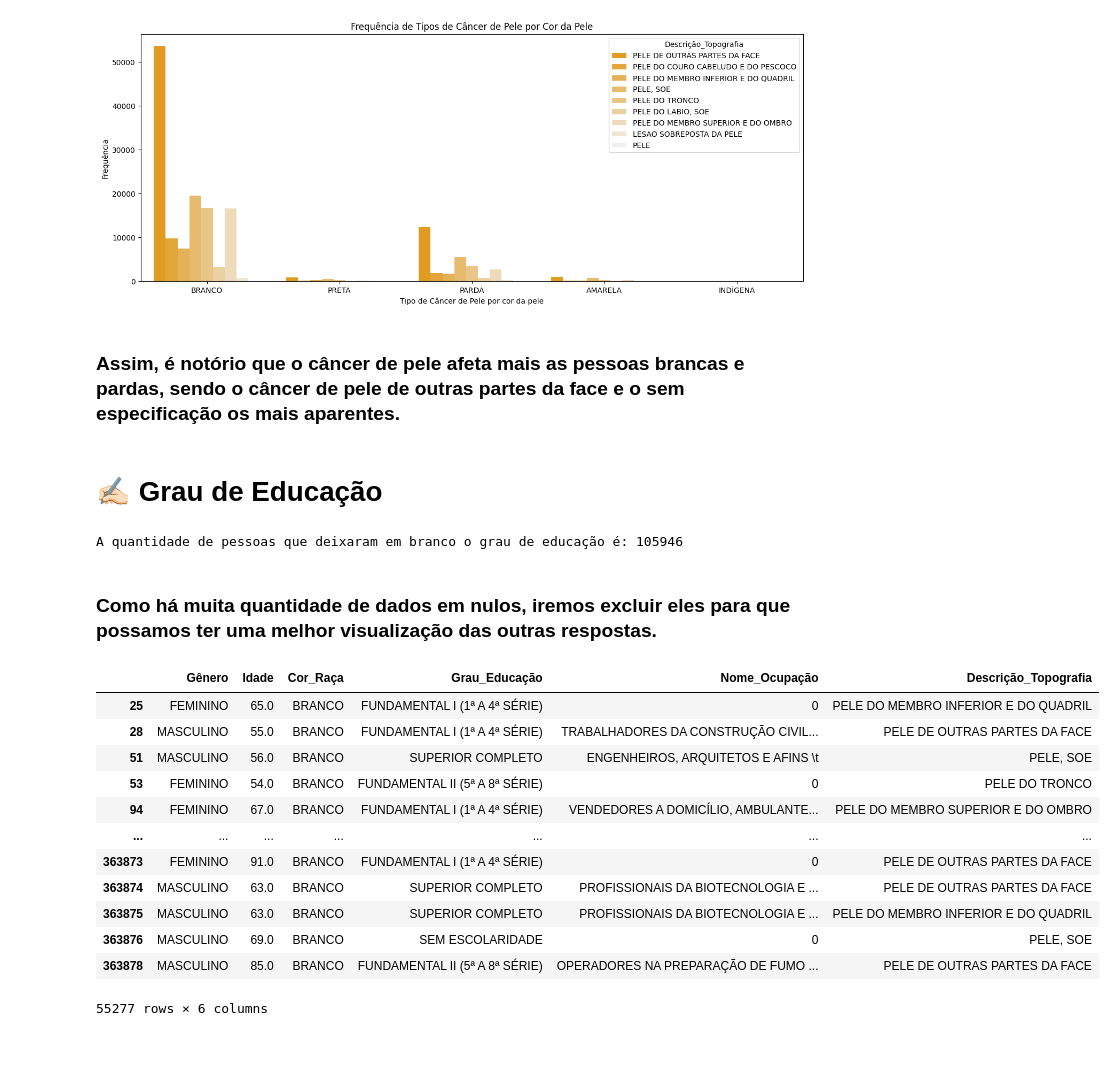
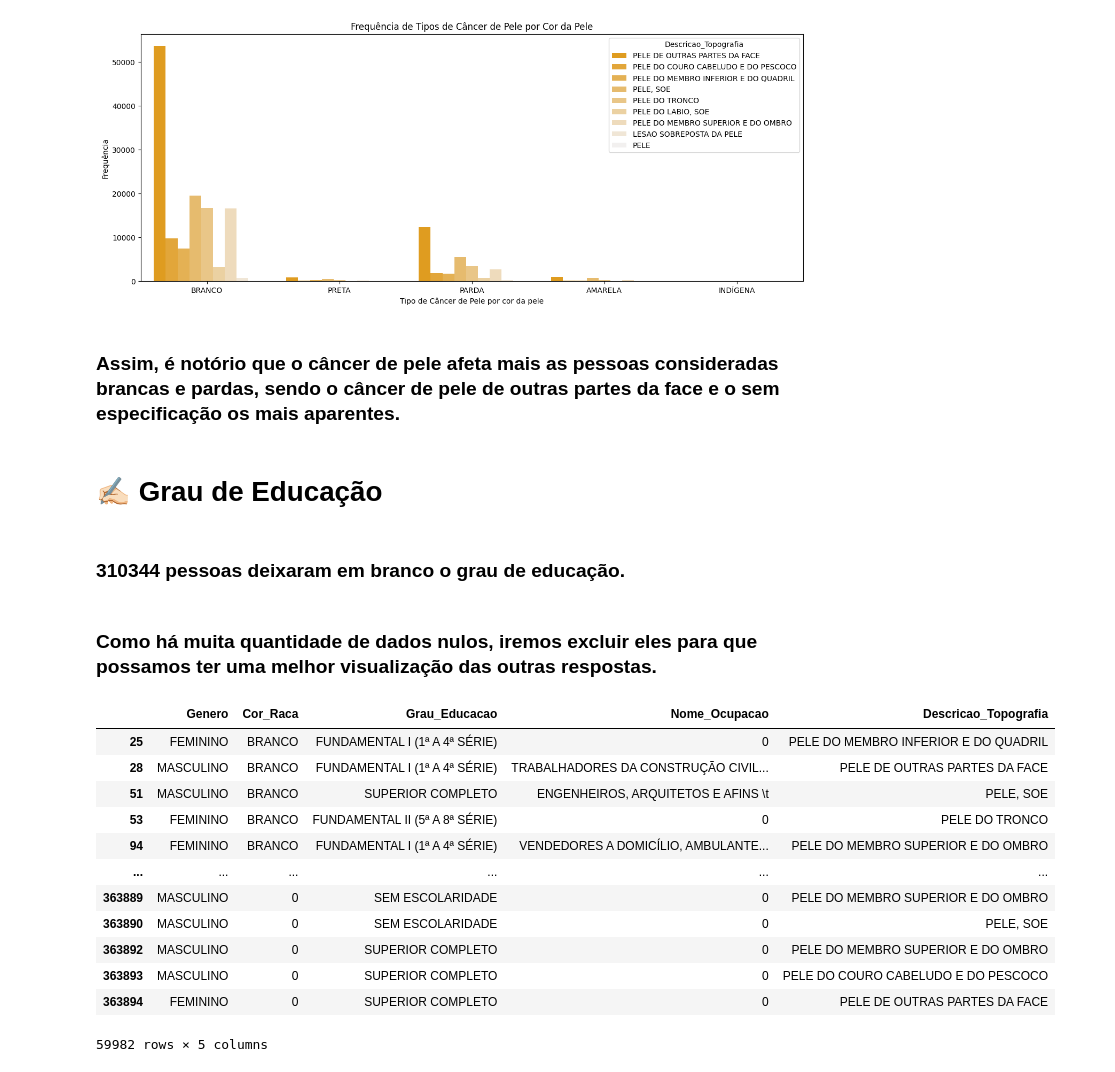
Before and after one commit to Gabyzera/ufpb_dv_cancer_de_pele, a Jupyter notebook: ufpb_ECVD2/src.ipynb, the cells around one changed output. Saved outputs shown, nothing was run; the diff lists cells and outputs as text; code cells hidden in the pictures.

```diff
--- a/ufpb_ECVD2/src.ipynb
+++ b/ufpb_ECVD2/src.ipynb
@@ -1,15 +25,8 @@
 # %% [markdown]
 # 🧼 Limpeza dos dados
 # %%
-import pandas as pd
-import matplotlib.pyplot as plt
-import seaborn as sns
-
-cancer_df = pd.read_csv('cancer_data_eng.csv', encoding='ISO-8859-1')
-
 #Filtrar colunas que irei utilizar
-cancer_df = cancer_df[['Gender', 'Age', 'Raca.Color', 'Degree.of.Education', 'Name.Occupation', 'Description.of.Topography']]
-cancer_df.columns = ['Gênero', 'Idade', 'Cor_Raça', 'Grau_Educação', 'Nome_Ocupação', 'Descrição_Topografia']
-
+cancer_df = cancer_df[['Gender', 'Raca.Color', 'Degree.of.Education', 'Name.Occupation', 'Description.of.Topography']]
+cancer_df.columns = ['Genero', 'Cor_Raca', 'Grau_Educacao', 'Nome_Ocupacao', 'Descricao_Topografia']
 cancer_df
 # %% [output]
@@ -29,5 +46,5 @@ cancer_df
 # %%
 #Filtrando a coluna de tipos de cancer para somente os cancers de pele
-cancer_df = cancer_df[cancer_df['Descrição_Topografia'].str.contains('pele', case=False)].reset_index(drop=True)
+cancer_df = cancer_df[cancer_df['Descricao_Topografia'].str.contains('pele', case=False)].reset_index(drop=True)
 cancer_df
 # %% [output]
@@ -170,34 +189,33 @@ plt.show()
 # %% [output]
 [figure]
 # %% [markdown]
-### Assim, é notório que o câncer de pele afeta mais as pessoas brancas e pardas, sendo o câncer de pele de outras partes da face e o sem especificação os mais aparentes.
+### Assim, é notório que o câncer de pele afeta mais as **pessoas consideradas brancas e pardas**, sendo o câncer de pele de outras partes da face e o sem especificação os mais aparentes.
 # %% [markdown]
 # ✍🏻 Grau de Educação
 # %%
-# Contar a quantidade de zeros na coluna 'Grau_Educação'
-contagem_zeros = (cancer_df['Grau_Educação'] == 0).sum()
+# Quantificar os zeros na coluna 'Grau_Educação'
+contagem_zeros = (cancer_df['Grau_Educacao'] == 0).sum()
 
-# Mostrar o resultado
-print(f"A quantidade de pessoas que deixaram em branco o grau de educação é: {contagem_zeros}")
+display(Markdown(f'### **{contagem_zeros} pessoas** deixaram em branco o grau de educação.'))
 # %% [output]
-A quantidade de pessoas que deixaram em branco o grau de educação é: 105946
+### **310344 pessoas** deixaram em branco o grau de educação.
 # %% [markdown]
-### Como há muita quantidade de dados em nulos, iremos excluir eles para que possamos ter uma melhor visualização das outras respostas.
+### Como há muita quantidade de dados nulos, iremos excluir eles para que possamos ter uma melhor visualização das outras respostas.
 # %%
 # Excluir todas as linhas em que a coluna 'Grau_Educação' contém o valor 0
-cancer_cor_df = cancer_df[cancer_df['Grau_Educação'] != 0]
-cancer_cor_df
+cancer_escolaridade_df = cancer_df[cancer_df['Grau_Educacao'] != 0]
+cancer_escolaridade_df
 # %% [output]
-|  | Gênero | Idade | Cor_Raça | Grau_Educação | Nome_Ocupação | Descrição_Topografia |
-| 25 | FEMININO | 65.0 | BRANCO | FUNDAMENTAL I (1ª A 4ª SÉRIE) | 0 | PELE DO MEMBRO INFERIOR E DO QUADRIL |
-| 28 | MASCULINO | 55.0 | BRANCO | FUNDAMENTAL I (1ª A 4ª SÉRIE) | TRABALHADORES DA CONSTRUÇÃO CIVIL... | PELE DE OUTRAS PARTES DA FACE |
-| 51 | MASCULINO | 56.0 | BRANCO | SUPERIOR COMPLETO | ENGENHEIROS, ARQUITETOS E AFINS \t | PELE, SOE |
-| 53 | FEMININO | 54.0 | BRANCO | FUNDAMENTAL II (5ª A 8ª SÉRIE) | 0 | PELE DO TRONCO |
-| 94 | FEMININO | 67.0 | BRANCO | FUNDAMENTAL I (1ª A 4ª SÉRIE) | VENDEDORES A DOMICÍLIO, AMBULANTE... | PELE DO MEMBRO SUPERIOR E DO OMBRO |
-| ... | ... | ... | ... | ... | ... | ... |
-| 363873 | FEMININO | 91.0 | BRANCO | FUNDAMENTAL I (1ª A 4ª SÉRIE) | 0 | PELE DE OUTRAS PARTES DA FACE |
-| 363874 | MASCULINO | 63.0 | BRANCO | SUPERIOR COMPLETO | PROFISSIONAIS DA BIOTECNOLOGIA E ... | PELE DE OUTRAS PARTES DA FACE |
-| 363875 | MASCULINO | 63.0 | BRANCO | SUPERIOR COMPLETO | PROFISSIONAIS DA BIOTECNOLOGIA E ... | PELE DO MEMBRO INFERIOR E DO QUADRIL |
-| 363876 | MASCULINO | 69.0 | BRANCO | SEM ESCOLARIDADE | 0 | PELE, SOE |
-| 363878 | MASCULINO | 85.0 | BRANCO | FUNDAMENTAL II (5ª A 8ª SÉRIE) | OPERADORES NA PREPARAÇÃO DE FUMO ... | PELE DE OUTRAS PARTES DA FACE |
+|  | Genero | Cor_Raca | Grau_Educacao | Nome_Ocupacao | Descricao_Topografia |
+| 25 | FEMININO | BRANCO | FUNDAMENTAL I (1ª A 4ª SÉRIE) | 0 | PELE DO MEMBRO INFERIOR E DO QUADRIL |
+| 28 | MASCULINO | BRANCO | FUNDAMENTAL I (1ª A 4ª SÉRIE) | TRABALHADORES DA CONSTRUÇÃO CIVIL... | PELE DE OUTRAS PARTES DA FACE |
+| 51 | MASCULINO | BRANCO | SUPERIOR COMPLETO | ENGENHEIROS, ARQUITETOS E AFINS \t | PELE, SOE |
+| 53 | FEMININO | BRANCO | FUNDAMENTAL II (5ª A 8ª SÉRIE) | 0 | PELE DO TRONCO |
+| 94 | FEMININO | BRANCO | FUNDAMENTAL I (1ª A 4ª SÉRIE) | VENDEDORES A DOMICÍLIO, AMBULANTE... | PELE DO MEMBRO SUPERIOR E DO OMBRO |
+| ... | ... | ... | ... | ... | ... |
+| 363889 | MASCULINO | 0 | SEM ESCOLARIDADE | 0 | PELE DO MEMBRO SUPERIOR E DO OMBRO |
+| 363890 | MASCULINO | 0 | SEM ESCOLARIDADE | 0 | PELE, SOE |
+| 363892 | MASCULINO | 0 | SUPERIOR COMPLETO | 0 | PELE DO MEMBRO SUPERIOR E DO OMBRO |
+| 363893 | MASCULINO | 0 | SUPERIOR COMPLETO | 0 | PELE DO COURO CABELUDO E DO PESCOCO |
+| 363894 | FEMININO | 0 | SUPERIOR COMPLETO | 0 | PELE DE OUTRAS PARTES DA FACE |
-55277 rows × 6 columns
+59982 rows × 5 columns
```
Also changed, not shown: parts of 16 cells of this notebook, 1 other file.
